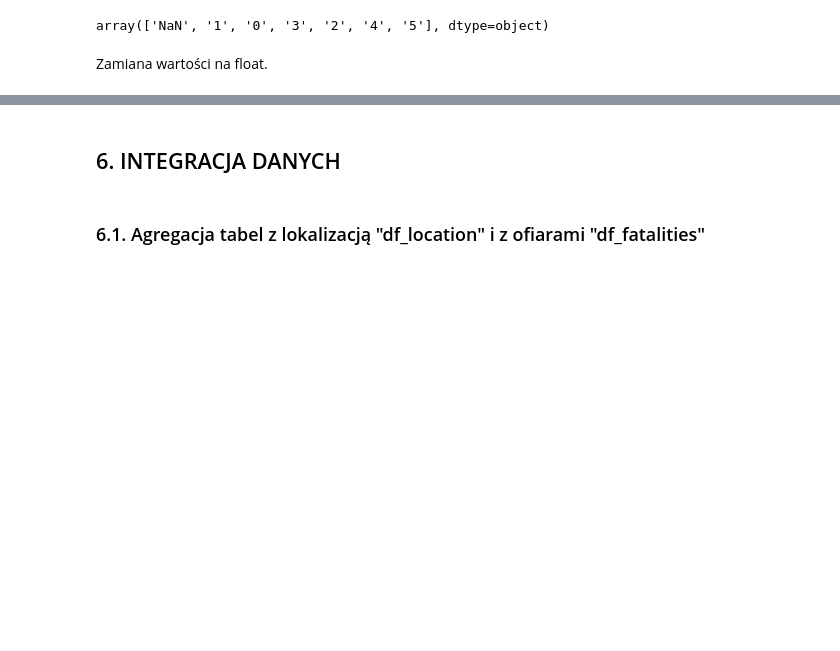
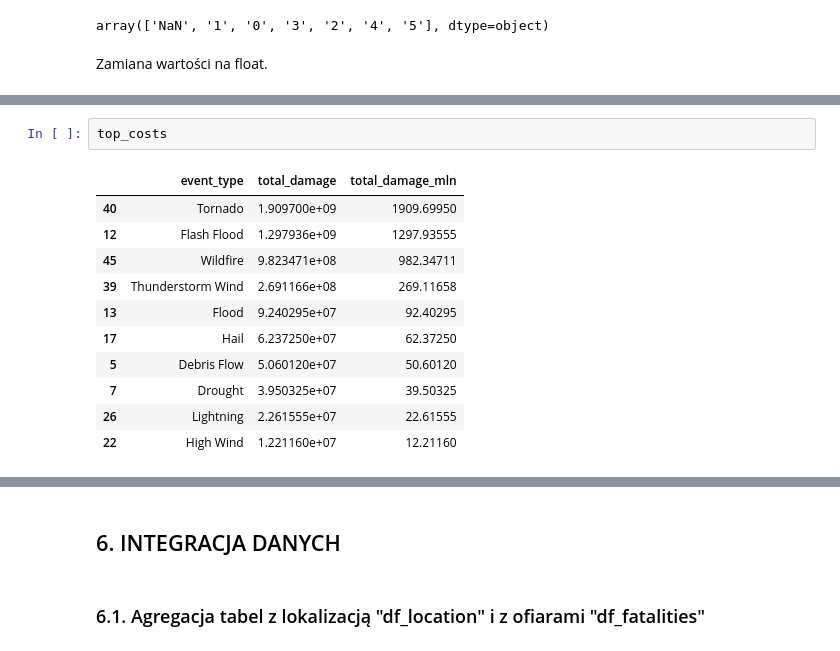
Before and after one commit to piaseckazaneta/Python, a Jupyter notebook: Zaneta_Piasecka_Mini_projekt_2026.ipynb, the cells around one changed output, grey strips where cells are left out. Cells and saved outputs as stored; diff of their text form; blank space fills up the shorter version.

```diff
--- a/Zaneta_Piasecka_Mini_projekt_2026.ipynb
+++ b/Zaneta_Piasecka_Mini_projekt_2026.ipynb
@@ -497,0 +556,14 @@ df_details_analysis["tor_f_scale_number"] = (df_details_analysis["tor_f_scale_nu
+# %%
+top_costs
+# %% [output]
+|  | event_type | total_damage | total_damage_mln |
+| 40 | Tornado | 1.909700e+09 | 1909.69950 |
+| 12 | Flash Flood | 1.297936e+09 | 1297.93555 |
+| 45 | Wildfire | 9.823471e+08 | 982.34711 |
+| 39 | Thunderstorm Wind | 2.691166e+08 | 269.11658 |
+| 13 | Flood | 9.240295e+07 | 92.40295 |
+| 17 | Hail | 6.237250e+07 | 62.37250 |
+| 5 | Debris Flow | 5.060120e+07 | 50.60120 |
+| 7 | Drought | 3.950325e+07 | 39.50325 |
+| 26 | Lightning | 2.261555e+07 | 22.61555 |
+| 22 | High Wind | 1.221160e+07 | 12.21160 |
```
Also changed, not shown: parts of 53 cells of this notebook.
